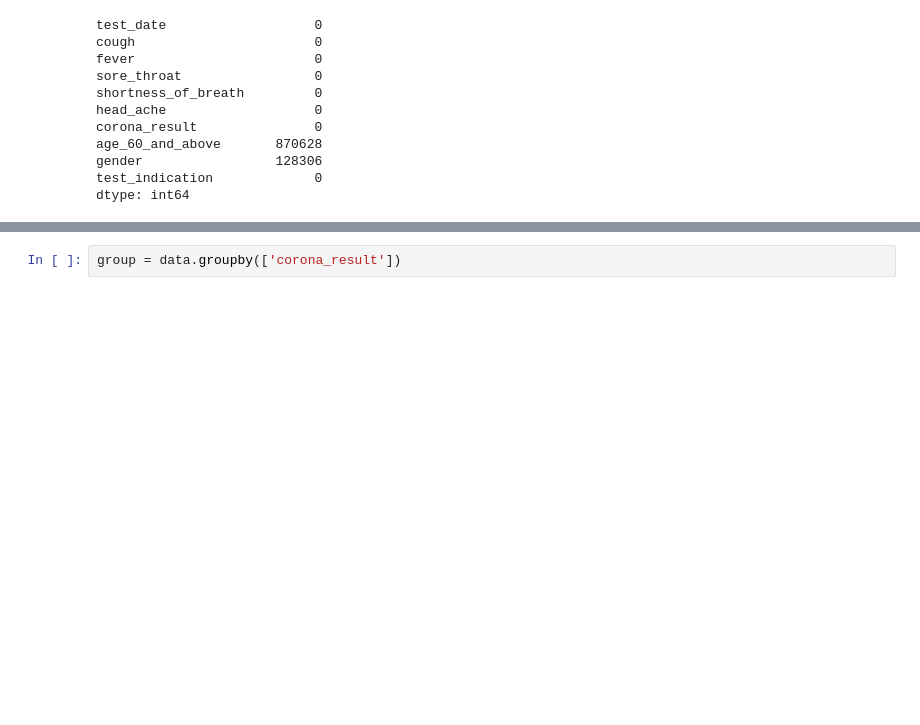
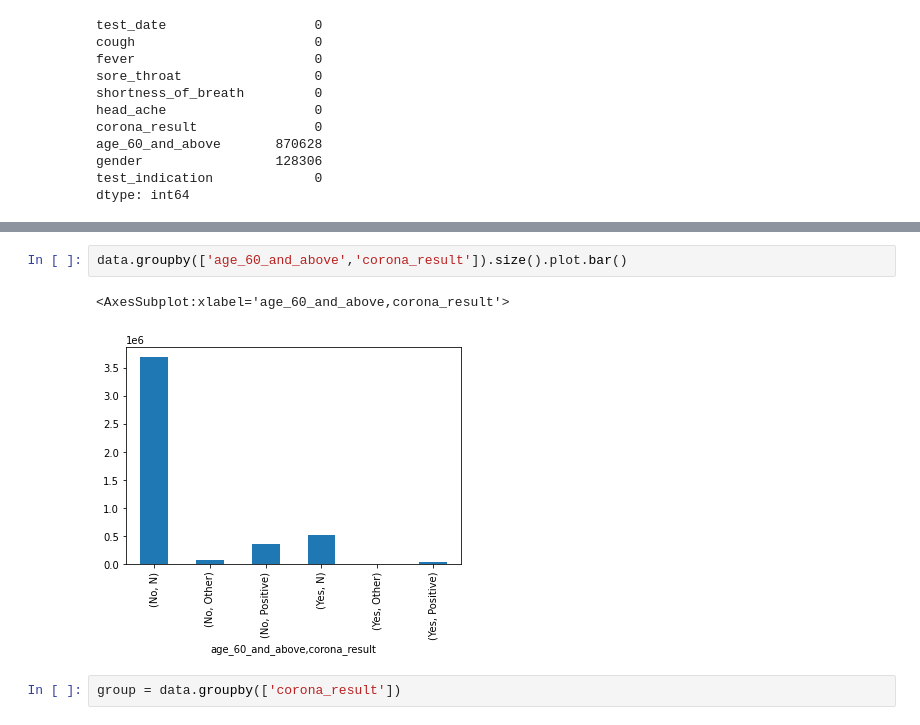
Before and after one commit to NomanAnjum09/Covid19-Analysis-Forecast, a Jupyter notebook: Project V2.ipynb, the cells around one changed output, grey strips where cells are left out. Saved outputs shown, nothing was run; the diff lists cells and outputs as text; blank space fills up the shorter version.

```diff
--- a/Project V2.ipynb
+++ b/Project V2.ipynb
@@ -60,3 +60,8 @@ sns.barplot(data['cough'],data['corona_result'])
+# %%
+data.groupby(['age_60_and_above','corona_result']).size().plot.bar()
+# %% [output]
+<AxesSubplot:xlabel='age_60_and_above,corona_result'>
+[figure, added]
 # %%
 group = data.groupby(['corona_result'])
 # %%
```
Also changed, not shown: parts of 27 cells of this notebook, 3 other files.
